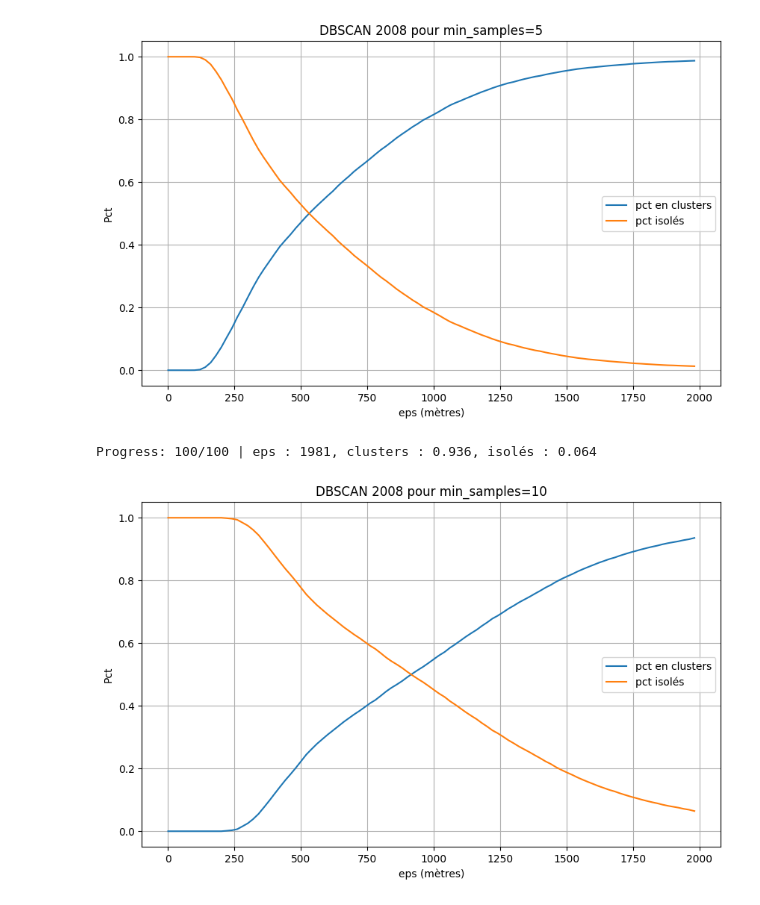
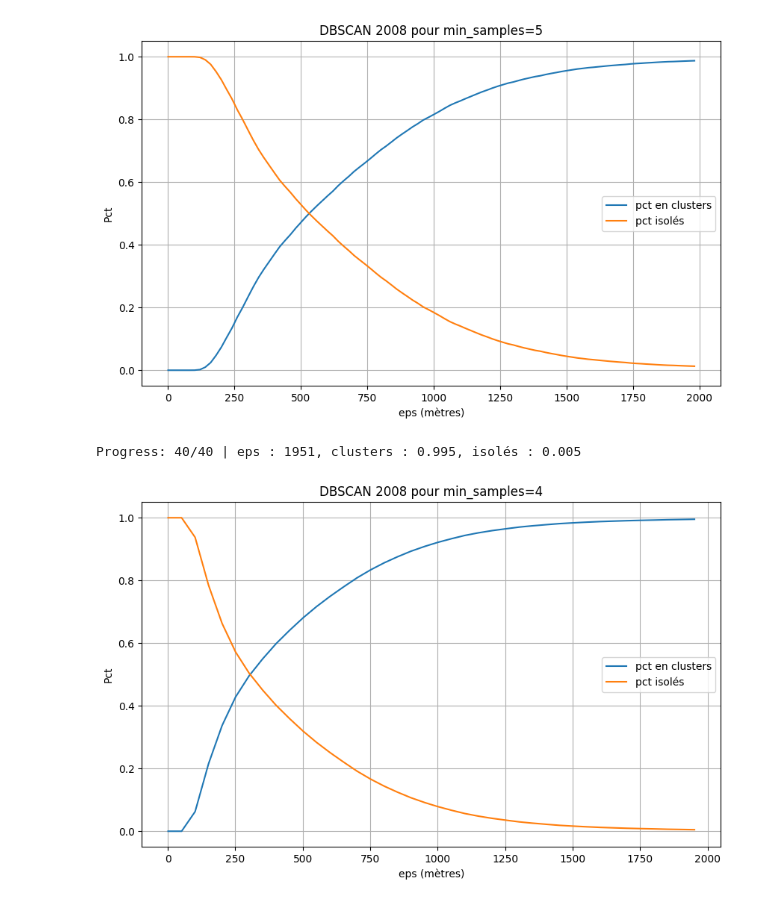
Before and after one commit to xdalp/projet3A, a Jupyter notebook: clustering.ipynb, the cells around one changed output. Saved outputs shown, nothing was run; the diff lists cells and outputs as text; code cells hidden in the pictures.

```diff
--- a/clustering.ipynb
+++ b/clustering.ipynb
@@ -35,7 +51,7 @@ Progress: 15/15 | eps : 281, clusters : 0.894, isolés : 0.106
 from fonctions import plot_DB_epsilon
 
 #identification de sites industriels et logistiques
-temp, n_clusters, n_isoles =gdf_DBSCAN(gdf,2008,eps=200,min_samples=2)
+temp, n_clusters, n_isoles =gdf_DBSCAN(gdf,2008,eps=50,min_samples=2)
 isolés = temp[temp["cluster_id"] == -1].copy()
 clusterisés = temp[temp["cluster_id"] != -1].copy()
 clusterisés["centroid"] = clusterisés.geometry.centroid
@@ -72,7 +88,7 @@ plot_DB_epsilon(temp,2008,5,1,2001)
 Progress: 100/100 | eps : 1981, clusters : 0.987, isolés : 0.013
 [figure]
 # %%
-plot_DB_epsilon(temp,2008,10,1,2001)
+plot_DB_epsilon(temp,2008,4,1,2001,50)
 # %% [output]
-Progress: 100/100 | eps : 1981, clusters : 0.936, isolés : 0.064
+Progress: 40/40 | eps : 1951, clusters : 0.995, isolés : 0.005
-[figure, old version]
+[figure, new version]
```
Also changed, not shown: parts of 3 cells of this notebook, 1 other file.
